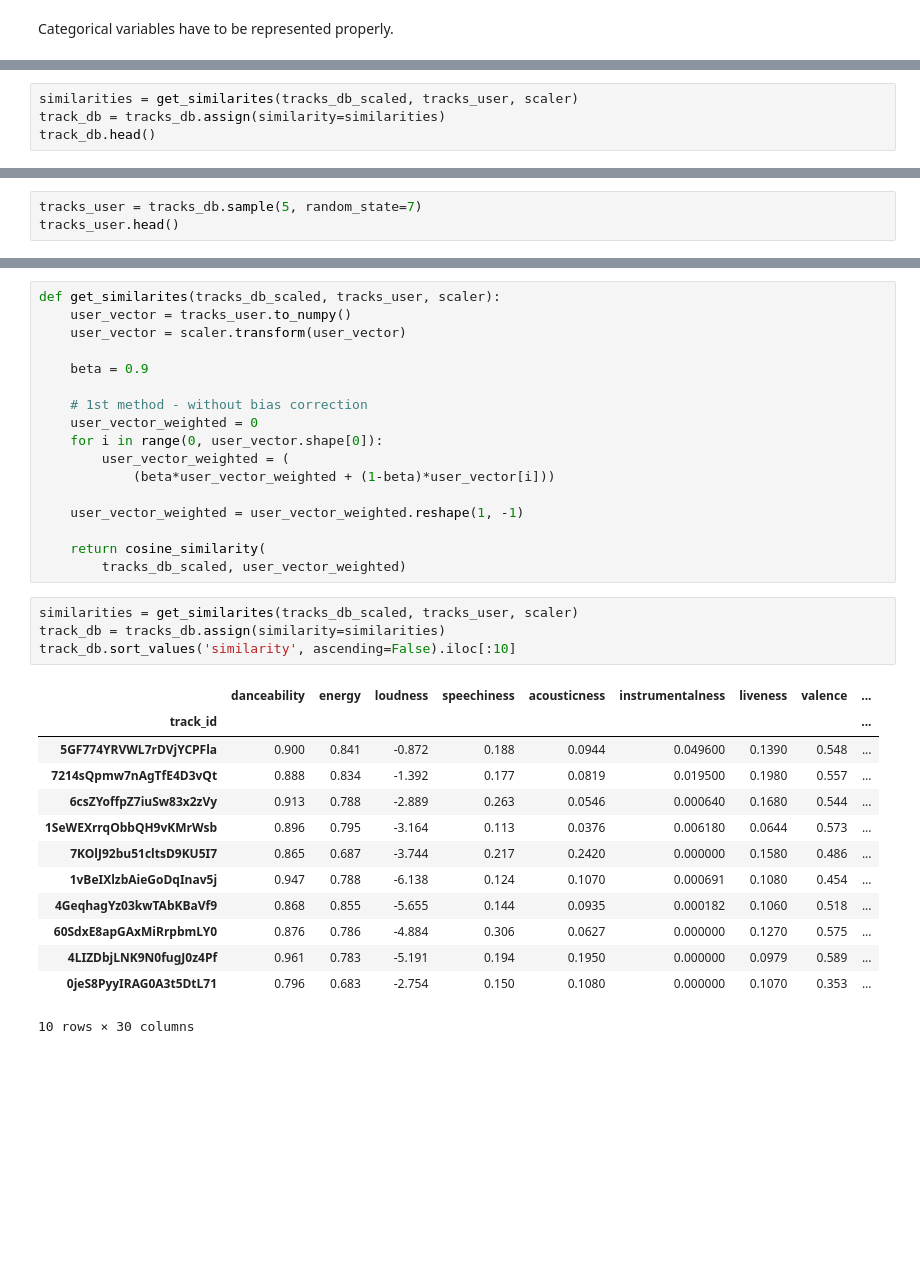
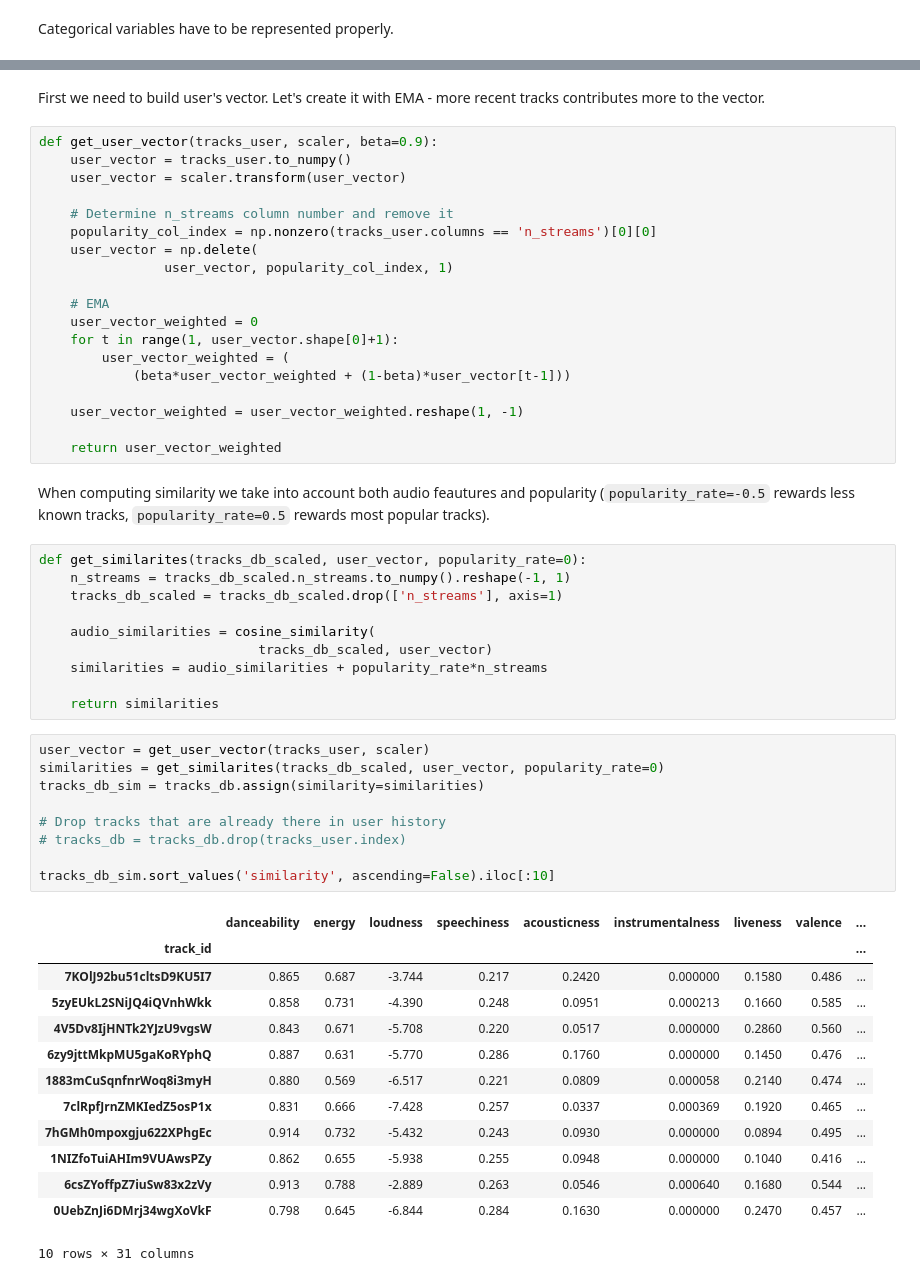
Before and after one commit to pawlooss1/spotify-data-mining, a Jupyter notebook: notebooks/recomm_sys_demo.ipynb, the cells around one changed output, grey strips where cells are left out. Saved outputs shown, nothing was run; the diff lists cells and outputs as text; blank space fills up the shorter version.

```diff
--- a/notebooks/recomm_sys_demo.ipynb
+++ b/notebooks/recomm_sys_demo.ipynb
@@ -105,4 +108,0 @@ def get_similarites(tracks_db_scaled, tracks_user, scaler):
-# %%
-similarities = get_similarites(tracks_db_scaled, tracks_user, scaler)
-track_db = tracks_db.assign(similarity=similarities)
-track_db.head()
@@ -136,3 +108,0 @@ track_db.sort_values('similarity', ascending=False).iloc[:10]
-# %%
-tracks_user = tracks_db.sample(5, random_state=7)
-tracks_user.head()
@@ -165,35 +109,59 @@ def get_similarites(tracks_db_scaled, tracks_user, scaler):
+# %% [markdown]
+First we need to build user's vector. Let's create it with EMA - more recent
+tracks contributes more to the vector.
 # %%
-def get_similarites(tracks_db_scaled, tracks_user, scaler):
+def get_user_vector(tracks_user, scaler, beta=0.9):
     user_vector = tracks_user.to_numpy()
     user_vector = scaler.transform(user_vector)
 
-    beta = 0.9
+    # Determine n_streams column number and remove it
+    popularity_col_index = np.nonzero(tracks_user.columns == 'n_streams')[0][0]
+    user_vector = np.delete(
+                user_vector, popularity_col_index, 1)
 
-    # 1st method - without bias correction
+    # EMA
     user_vector_weighted = 0
-    for i in range(0, user_vector.shape[0]):
+    for t in range(1, user_vector.shape[0]+1):
         user_vector_weighted = (
-            (beta*user_vector_weighted + (1-beta)*user_vector[i]))
+            (beta*user_vector_weighted + (1-beta)*user_vector[t-1]))
 
     user_vector_weighted = user_vector_weighted.reshape(1, -1)
 
-    return cosine_similarity(
-        tracks_db_scaled, user_vector_weighted)
+    return user_vector_weighted
+# %% [markdown]
+When computing similarity we take into account both audio feautures and
+popularity (`popularity_rate=-0.5` rewards less known tracks, `popularity_rate=0.5`
+rewards most popular tracks).
+# %%
+def get_similarites(tracks_db_scaled, user_vector, popularity_rate=0):
+    n_streams = tracks_db_scaled.n_streams.to_numpy().reshape(-1, 1)
+    tracks_db_scaled = tracks_db_scaled.drop(['n_streams'], axis=1)
+
+    audio_similarities = cosine_similarity(
+                            tracks_db_scaled, user_vector)
+    similarities = audio_similarities + popularity_rate*n_streams
+
+    return similarities
 # %%
-similarities = get_similarites(tracks_db_scaled, tracks_user, scaler)
-track_db = tracks_db.assign(similarity=similarities)
-track_db.sort_values('similarity', ascending=False).iloc[:10]
+user_vector = get_user_vector(tracks_user, scaler)
+similarities = get_similarites(tracks_db_scaled, user_vector, popularity_rate=0)
+tracks_db_sim = tracks_db.assign(similarity=similarities)
+
+# Drop tracks that are already there in user history
+# tracks_db = tracks_db.drop(tracks_user.index)
+
+tracks_db_sim.sort_values('similarity', ascending=False).iloc[:10]
 # %% [output]
 |  | danceability | energy | loudness | speechiness | acousticness | instrumentalness | liveness | valence | ... |
 | track_id |  |  |  |  |  |  |  |  | ... |
-| 5GF774YRVWL7rDVjYCPFla | 0.900 | 0.841 | -0.872 | 0.188 | 0.0944 | 0.049600 | 0.1390 | 0.548 | ... |
-| 7214sQpmw7nAgTfE4D3vQt | 0.888 | 0.834 | -1.392 | 0.177 | 0.0819 | 0.019500 | 0.1980 | 0.557 | ... |
+| 7KOlJ92bu51cltsD9KU5I7 | 0.865 | 0.687 | -3.744 | 0.217 | 0.2420 | 0.000000 | 0.1580 | 0.486 | ... |
+| 5zyEUkL2SNiJQ4iQVnhWkk | 0.858 | 0.731 | -4.390 | 0.248 | 0.0951 | 0.000213 | 0.1660 | 0.585 | ... |
+| 4V5Dv8IjHNTk2YJzU9vgsW | 0.843 | 0.671 | -5.708 | 0.220 | 0.0517 | 0.000000 | 0.2860 | 0.560 | ... |
+| 6zy9jttMkpMU5gaKoRYphQ | 0.887 | 0.631 | -5.770 | 0.286 | 0.1760 | 0.000000 | 0.1450 | 0.476 | ... |
+| 1883mCuSqnfnrWoq8i3myH | 0.880 | 0.569 | -6.517 | 0.221 | 0.0809 | 0.000058 | 0.2140 | 0.474 | ... |
+| 7clRpfJrnZMKIedZ5osP1x | 0.831 | 0.666 | -7.428 | 0.257 | 0.0337 | 0.000369 | 0.1920 | 0.465 | ... |
+| 7hGMh0mpoxgju622XPhgEc | 0.914 | 0.732 | -5.432 | 0.243 | 0.0930 | 0.000000 | 0.0894 | 0.495 | ... |
+| 1NIZfoTuiAHIm9VUAwsPZy | 0.862 | 0.655 | -5.938 | 0.255 | 0.0948 | 0.000000 | 0.1040 | 0.416 | ... |
 | 6csZYoffpZ7iuSw83x2zVy | 0.913 | 0.788 | -2.889 | 0.263 | 0.0546 | 0.000640 | 0.1680 | 0.544 | ... |
-| 1SeWEXrrqObbQH9vKMrWsb | 0.896 | 0.795 | -3.164 | 0.113 | 0.0376 | 0.006180 | 0.0644 | 0.573 | ... |
-| 7KOlJ92bu51cltsD9KU5I7 | 0.865 | 0.687 | -3.744 | 0.217 | 0.2420 | 0.000000 | 0.1580 | 0.486 | ... |
-| 1vBeIXlzbAieGoDqInav5j | 0.947 | 0.788 | -6.138 | 0.124 | 0.1070 | 0.000691 | 0.1080 | 0.454 | ... |
-| 4GeqhagYz03kwTAbKBaVf9 | 0.868 | 0.855 | -5.655 | 0.144 | 0.0935 | 0.000182 | 0.1060 | 0.518 | ... |
-| 60SdxE8apGAxMiRrpbmLY0 | 0.876 | 0.786 | -4.884 | 0.306 | 0.0627 | 0.000000 | 0.1270 | 0.575 | ... |
-| 4LIZDbjLNK9N0fugJ0z4Pf | 0.961 | 0.783 | -5.191 | 0.194 | 0.1950 | 0.000000 | 0.0979 | 0.589 | ... |
-| 0jeS8PyyIRAG0A3t5DtL71 | 0.796 | 0.683 | -2.754 | 0.150 | 0.1080 | 0.000000 | 0.1070 | 0.353 | ... |
+| 0UebZnJi6DMrj34wgXoVkF | 0.798 | 0.645 | -6.844 | 0.284 | 0.1630 | 0.000000 | 0.2470 | 0.457 | ... |
-10 rows × 30 columns
+10 rows × 31 columns
```
Also changed, not shown: parts of 27 cells of this notebook.
